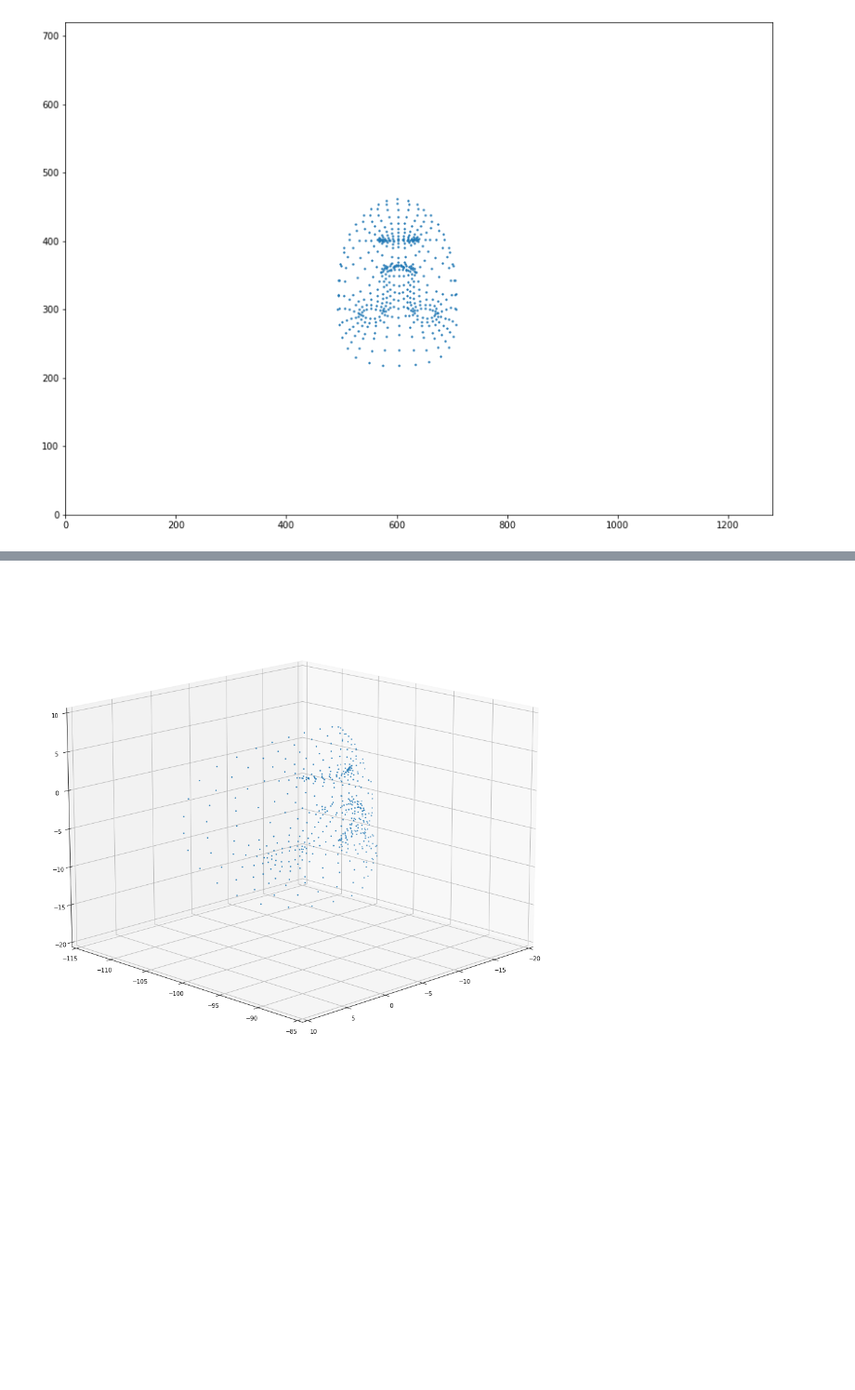
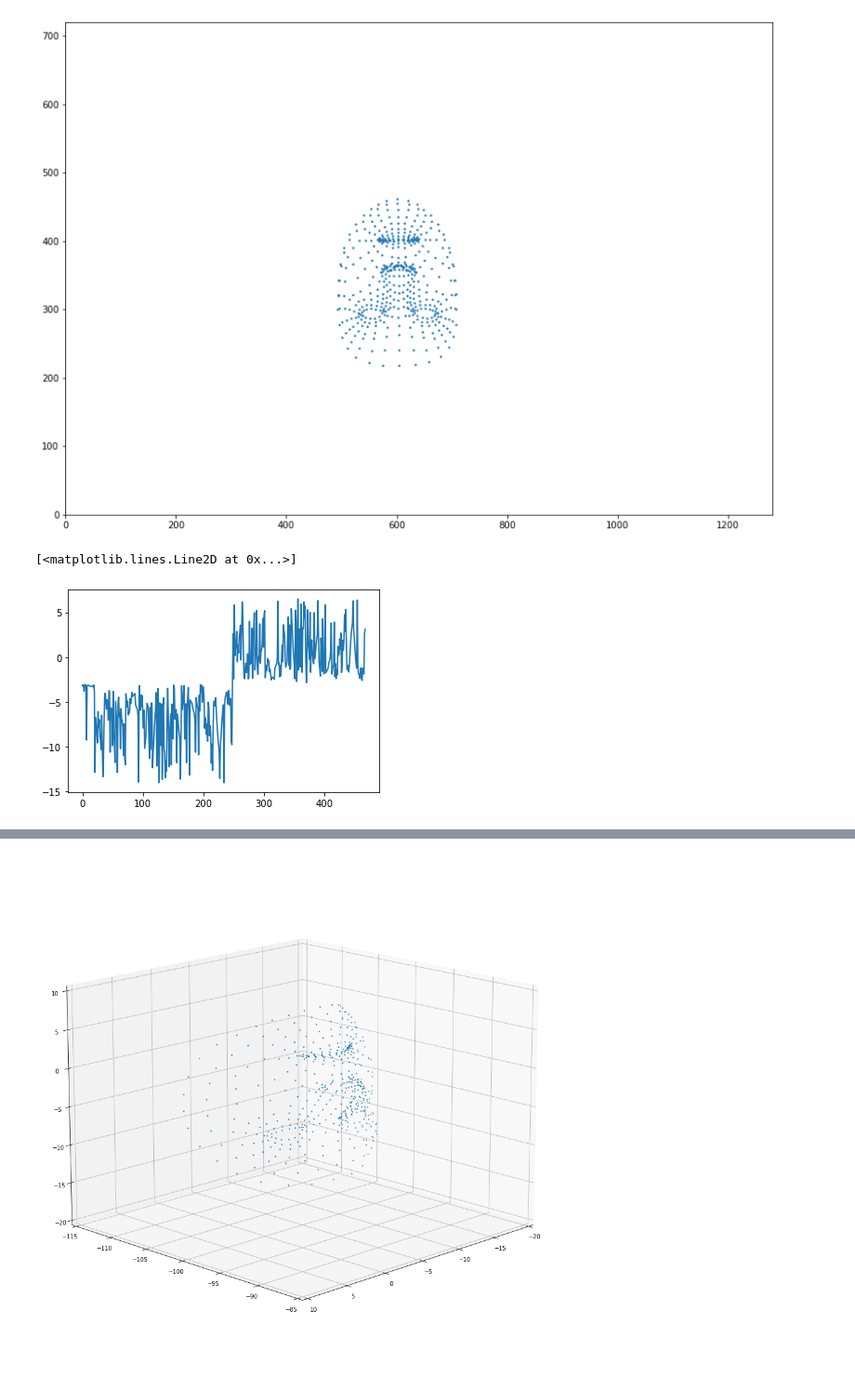
Before and after one commit to Rassibassi/mediapipeFacegeometryPython, a Jupyter notebook: metric_landmarks_to_world_model.ipynb, the cells around one changed output, grey strips where cells are left out. Shown at 93% size. Drawn from its saved outputs; the diff is of its cells as text; code cells hidden in the pictures; blank space fills up the shorter version.

Commit message:
3 more plots

```diff
--- a/metric_landmarks_to_world_model.ipynb
+++ b/metric_landmarks_to_world_model.ipynb
@@ -37,3 +37,8 @@ ax.set_ylim(0, frame_height)
 # %% [output]
 (0.0, 720.0)
 [figure]
+# %%
+plt.plot(metric_landmarks[0,:])
+# %% [output]
+[<matplotlib.lines.Line2D at 0x...>]
+[figure, added]
```
Also changed, not shown: parts of 2 cells of this notebook.
